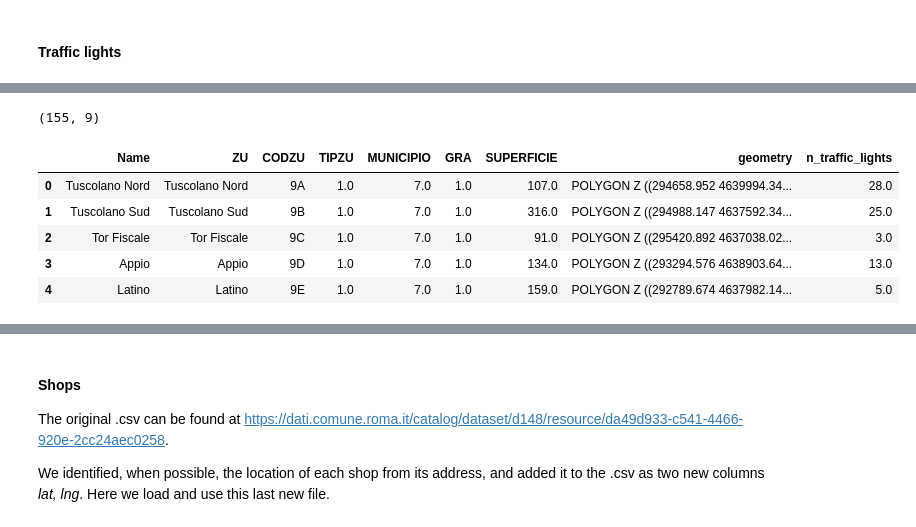
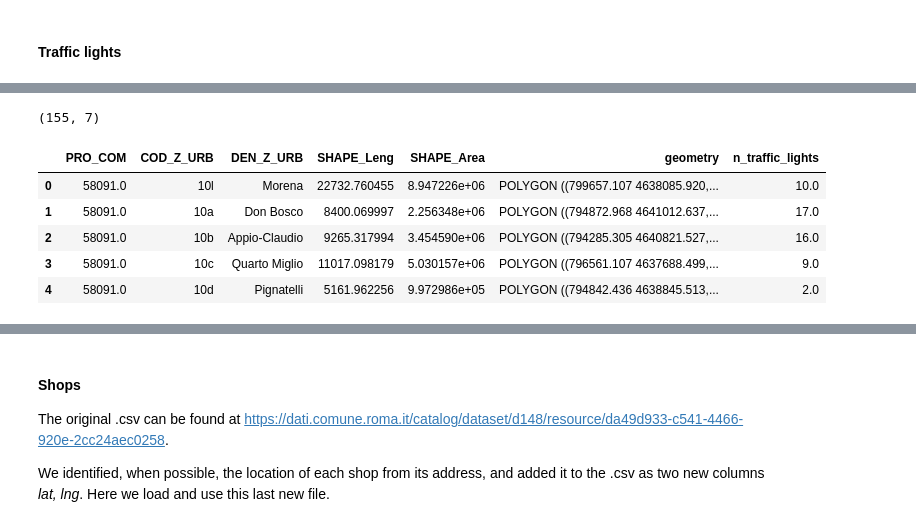
Before and after one commit to matteoboh/urbem, a Jupyter notebook: notebooks/0.2-get_covariates.ipynb, the cells around one changed output, grey strips where cells are left out. Saved outputs shown, nothing was run; the diff lists cells and outputs as text; code cells hidden in the pictures.

```diff
--- a/notebooks/0.2-get_covariates.ipynb
+++ b/notebooks/0.2-get_covariates.ipynb
@@ -6,9 +6,9 @@ import matplotlib.pyplot as plt
 ## Loading the spatial tessellation
 Taking the shapefile of the 155 [urban areas](https://it.wikipedia.org/wiki/Zone_urbanistiche_di_Roma).
 # %%
-URL_TO_DATA = 'https://drive.google.com/open?id=0B61k9xip8kT3Qk1MbzBGQUNaT1E'.replace('/open?', '/uc?')
+PATH_TO_DATA = '../data/external/ISTAT_zone_urbanistiche_Roma/'
 
-gdf_rome = gpd.read_file(URL_TO_DATA)
+gdf_rome = gpd.read_file(PATH_TO_DATA + 'Roma_Zone_Urbanistiche_WGS84.shp')
 print(gdf_rome.shape)
 print(gdf_rome.crs)
 gdf_rome.head()
@@ -79,18 +79,18 @@ gdf_tl_join.head()
 # %%
-tl_number = gdf_tl_join['CODZU'].value_counts().reset_index()
-tl_number.columns = ['CODZU', 'n_traffic_lights']
+tl_number = gdf_tl_join['COD_Z_URB'].value_counts().reset_index()
+tl_number.columns = ['COD_Z_URB', 'n_traffic_lights']
 
-gdf_rome = gdf_rome.merge(tl_number, how='left', on='CODZU')
+gdf_rome = gdf_rome.merge(tl_number, how='left', on='COD_Z_URB')
 print(gdf_rome.shape)
 gdf_rome.head()
 # %% [output]
-(155, 9)
+(155, 7)
-|  | Name | ZU | CODZU | TIPZU | MUNICIPIO | GRA | SUPERFICIE | geometry | n_traffic_lights |
-| 0 | Tuscolano Nord | Tuscolano Nord | 9A | 1.0 | 7.0 | 1.0 | 107.0 | POLYGON Z ((294658.952 4639994.34... | 28.0 |
-| 1 | Tuscolano Sud | Tuscolano Sud | 9B | 1.0 | 7.0 | 1.0 | 316.0 | POLYGON Z ((294988.147 4637592.34... | 25.0 |
-| 2 | Tor Fiscale | Tor Fiscale | 9C | 1.0 | 7.0 | 1.0 | 91.0 | POLYGON Z ((295420.892 4637038.02... | 3.0 |
-| 3 | Appio | Appio | 9D | 1.0 | 7.0 | 1.0 | 134.0 | POLYGON Z ((293294.576 4638903.64... | 13.0 |
-| 4 | Latino | Latino | 9E | 1.0 | 7.0 | 1.0 | 159.0 | POLYGON Z ((292789.674 4637982.14... | 5.0 |
+|  | PRO_COM | COD_Z_URB | DEN_Z_URB | SHAPE_Leng | SHAPE_Area | geometry | n_traffic_lights |
+| 0 | 58091.0 | 10l | Morena | 22732.760455 | 8.947226e+06 | POLYGON ((799657.107 4638085.920,... | 10.0 |
+| 1 | 58091.0 | 10a | Don Bosco | 8400.069997 | 2.256348e+06 | POLYGON ((794872.968 4641012.637,... | 17.0 |
+| 2 | 58091.0 | 10b | Appio-Claudio | 9265.317994 | 3.454590e+06 | POLYGON ((794285.305 4640821.527,... | 16.0 |
+| 3 | 58091.0 | 10c | Quarto Miglio | 11017.098179 | 5.030157e+06 | POLYGON ((796561.107 4637688.499,... | 9.0 |
+| 4 | 58091.0 | 10d | Pignatelli | 5161.962256 | 9.972986e+05 | POLYGON ((794842.436 4638845.513,... | 2.0 |
 # %%
 # NaNs are areas where there are zero traffic lights
 gdf_rome['n_traffic_lights'] = gdf_rome['n_traffic_lights'].fillna(0)
```
Also changed, not shown: parts of 12 cells of this notebook.
